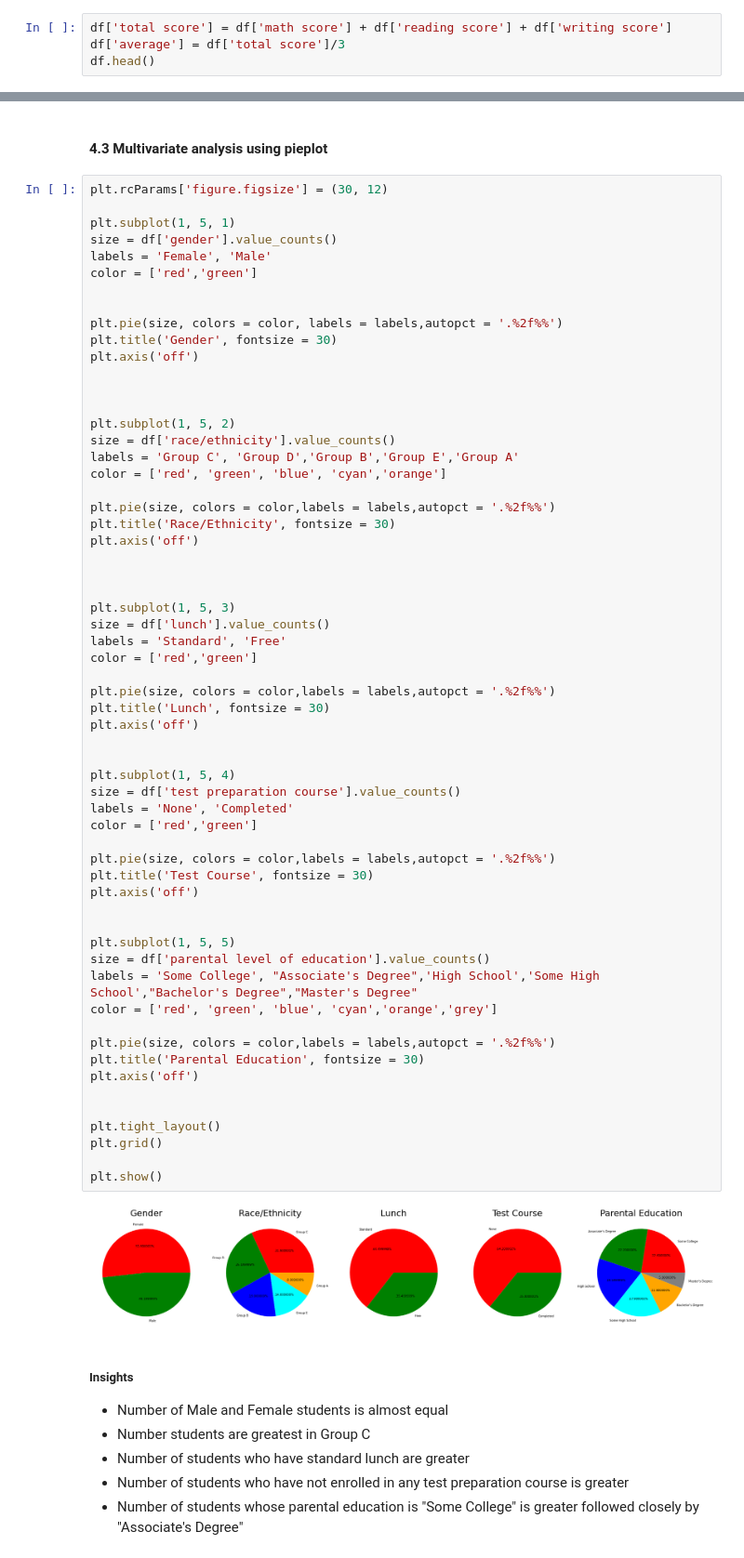
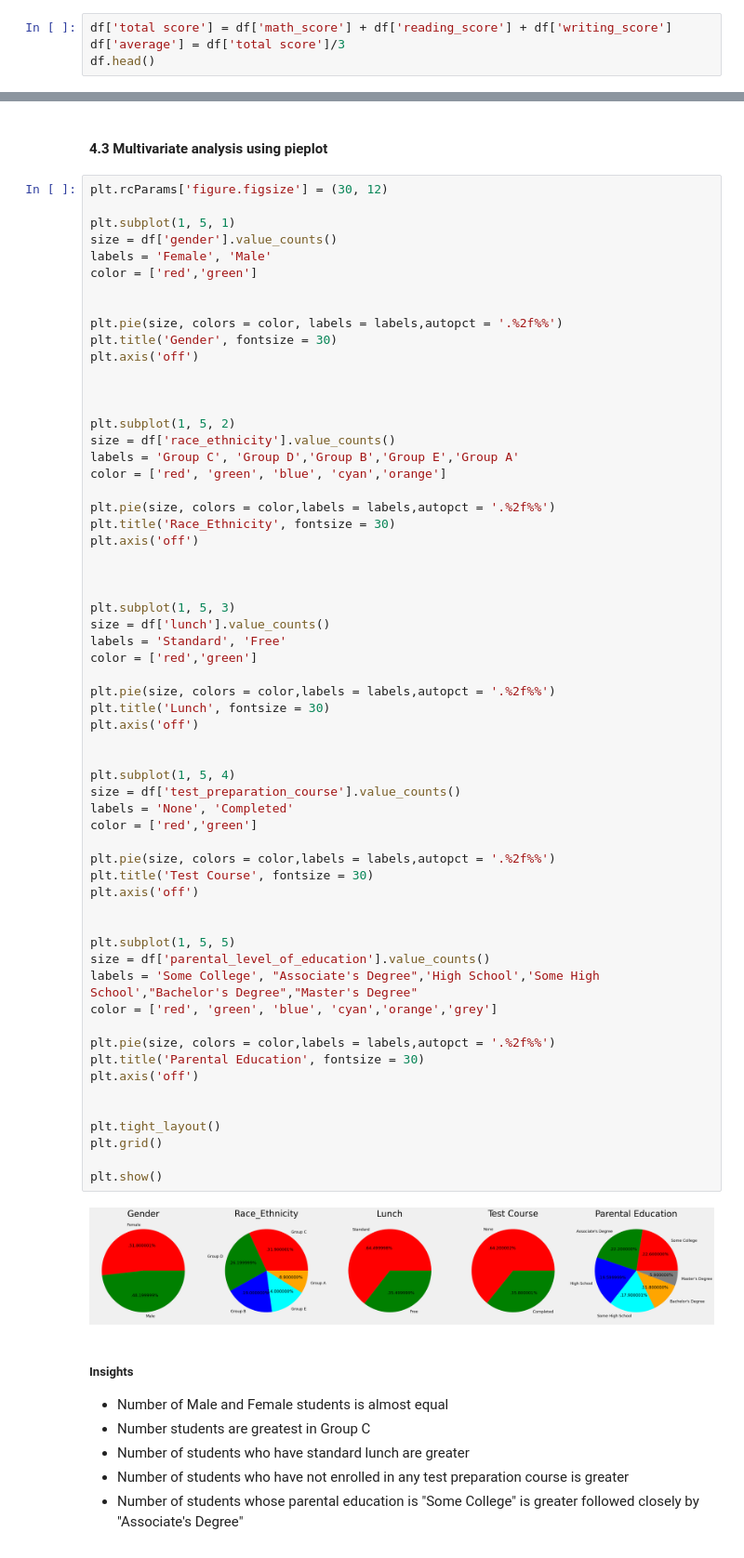
Before and after one commit to nevetto/AWS-CI-CD-PROJECT, a Jupyter notebook: notebook/1 . EDA STUDENT PERFORMANCE .ipynb, the cells around one changed output, grey strips where cells are left out. Shown at 93% size. Cells and saved outputs as stored; diff of their text form.

```diff
--- a/notebook/1 . EDA STUDENT PERFORMANCE .ipynb
+++ b/notebook/1 . EDA STUDENT PERFORMANCE .ipynb
@@ -202,7 +202,7 @@ df.head(2)
 # %% [markdown]
 ### 3.8 Adding columns for "Total Score" and "Average"
 # %%
-df['total score'] = df['math score'] + df['reading score'] + df['writing score']
+df['total score'] = df['math_score'] + df['reading_score'] + df['writing_score']
 df['average'] = df['total score']/3
 df.head()
 # %% [output]
@@ -352,12 +352,12 @@ plt.axis('off')
 
 
 plt.subplot(1, 5, 2)
-size = df['race/ethnicity'].value_counts()
+size = df['race_ethnicity'].value_counts()
 labels = 'Group C', 'Group D','Group B','Group E','Group A'
 color = ['red', 'green', 'blue', 'cyan','orange']
 
 plt.pie(size, colors = color,labels = labels,autopct = '.%2f%%')
-plt.title('Race/Ethnicity', fontsize = 30)
+plt.title('Race_Ethnicity', fontsize = 30)
 plt.axis('off')
 
 
@@ -368,36 +368,36 @@ labels = 'Standard', 'Free'
 color = ['red','green']
 
 plt.pie(size, colors = color,labels = labels,autopct = '.%2f%%')
 plt.title('Lunch', fontsize = 30)
 plt.axis('off')
 
 
 plt.subplot(1, 5, 4)
-size = df['test preparation course'].value_counts()
+size = df['test_preparation_course'].value_counts()
 labels = 'None', 'Completed'
 color = ['red','green']
 
 plt.pie(size, colors = color,labels = labels,autopct = '.%2f%%')
 plt.title('Test Course', fontsize = 30)
 plt.axis('off')
 
 
 plt.subplot(1, 5, 5)
-size = df['parental level of education'].value_counts()
+size = df['parental_level_of_education'].value_counts()
 labels = 'Some College', "Associate's Degree",'High School','Some High School',"Bachelor's Degree","Master's Degree"
 color = ['red', 'green', 'blue', 'cyan','orange','grey']
 
 plt.pie(size, colors = color,labels = labels,autopct = '.%2f%%')
 plt.title('Parental Education', fontsize = 30)
 plt.axis('off')
 
 
 plt.tight_layout()
 plt.grid()
 
 plt.show()
 # %% [output]
-[figure, old version]
+[figure, new version]
 # %% [markdown]
 #####  Insights
 - Number of Male and Female students is almost equal
```
Also changed, not shown: parts of 29 cells of this notebook, 18 other files.
